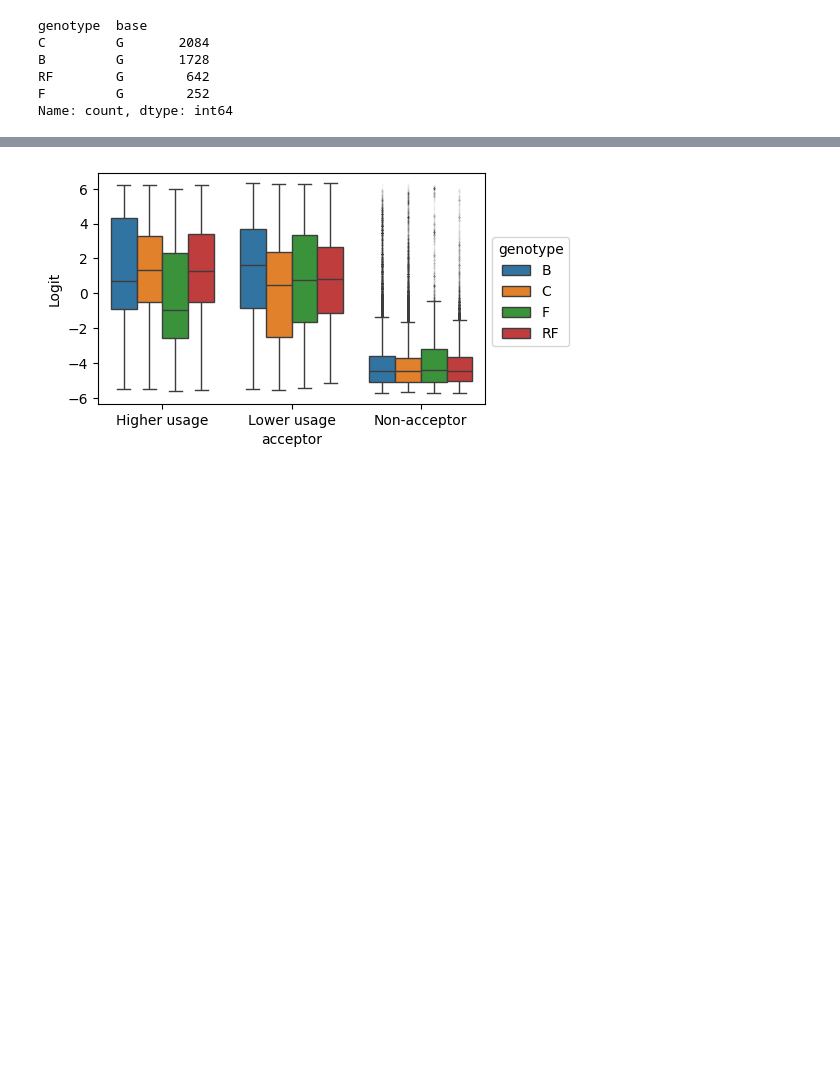
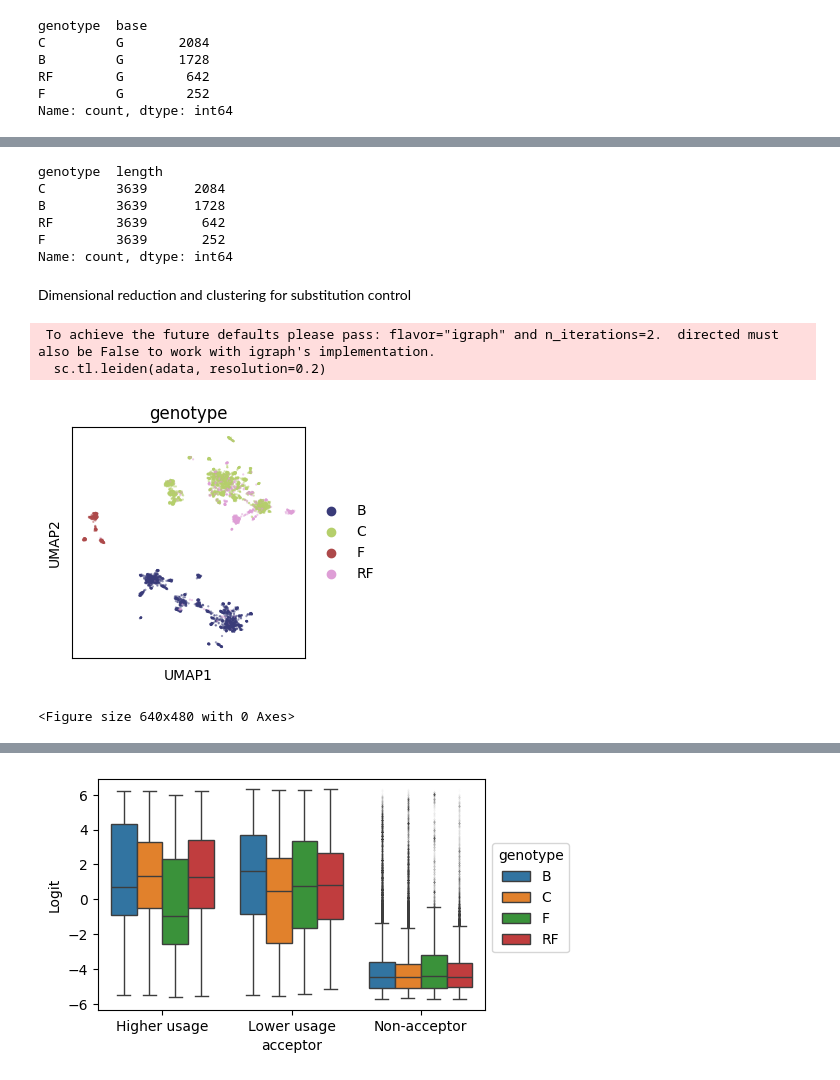
Before and after one commit to lcscs12345/HBV_splicing_paper_2025, a Jupyter notebook: jupyter_notebooks/03b-splicebert_prediction-acceptor.ipynb, the cells around one changed output, grey strips where cells are left out. Saved outputs shown, nothing was run; the diff lists cells and outputs as text; code cells hidden in the pictures; blank space fills up the shorter version.

```diff
--- a/jupyter_notebooks/03b-splicebert_prediction-acceptor.ipynb
+++ b/jupyter_notebooks/03b-splicebert_prediction-acceptor.ipynb
@@ -113,7 +113,7 @@ Process sliding window output
 # %%
 pred_acceptor = []
 
-for i in glob("/home/limch05p/lim_group/cslim/hbv/doc/SRA/pgrna/*.AG.pkl.gz"):
+for i in glob("../data/processed_files/pgrna/splicebert_hbvdb_[0-9]*.AG.pkl.gz"):
     pred = pd.read_pickle(i)
     pred_acceptor.append(pred)
 
@@ -223,0 +286,63 @@ a["group"] = a["group"].fillna("Non-acceptor")
+# %%
+pred_acceptor = []
+
+for i in glob("../data/processed_files/pgrna/splicebert_hbvdb_control_*.AG.pkl.gz"):
+    pred = pd.read_pickle(i)
+    pred_acceptor.append(pred)
+
+pred_acceptor = pd.concat(pred_acceptor)
+
+fa = fasta_to_dataframe("../ref/hbvdb/pgrna/pgrna.fa")
+fa["genotype"] = fa.tid.str.split().str[1].str.replace(".fa","")
+fa["tid"] = ">" + fa.tid.str.split().str[0]
+
+pred_acceptor = pd.merge(pred_acceptor, fa[["tid","genotype"]])
+pred_acceptor["length"] = pred_acceptor.seq.apply(len)
+pred_acceptor['seq'] = pred_acceptor.seq.apply(lambda x: list(x[200:-199]))
+pred_acceptor.value_counts(["genotype","length"])
+# %% [output]
+genotype  length
+C         3639      2084
+B         3639      1728
+RF        3639       642
+F         3639       252
+Name: count, dtype: int64
+# %%
+pred_acceptor = pred_acceptor[(pred_acceptor["length"]==3639)].copy()
+pred_acceptor["splicebert_cls"]= pred_acceptor["splicebert_cls"].apply(lambda x: pd.DataFrame(x))
+apreds = pd.concat(pred_acceptor["splicebert_cls"].tolist())
+apreds[0] = apreds[0].apply(lambda x: x-200)
+apreds.columns = ["position","logit","prob"]
+apreds.reset_index(drop=True, inplace=True)
+apreds["id"] = pred_acceptor["tid"].repeat(3240).reset_index().tid
+apreds = pd.merge(apreds, pred_acceptor[["tid","genotype"]].rename(columns={"tid":"id"}))
+apreds["base"] = list(np.concatenate(pred_acceptor["seq"].tolist()))
+# %%
+aset = apreds[apreds.genotype.str.contains("B|C|RF|F")].copy()
+aset = aset[~aset.genotype.str.contains("RFC")].copy()
+asl = aset.groupby(["id","genotype"]).logit.apply(list).reset_index()
+# %% [markdown]
+Dimensional reduction and clustering for substitution control
+# %%
+import scanpy as sc
+
+adata = sc.AnnData(np.array(asl.logit.tolist()))
+adata.obs["id"] = asl["id"].tolist()
+adata.obs["genotype"] = asl["genotype"].tolist()
+
+sc.pp.pca(adata, n_comps=128, random_state=0)
+sc.pp.neighbors(adata, use_rep='X_pca', n_neighbors=50)
+sc.tl.umap(adata, random_state=0)
+sc.tl.leiden(adata, resolution=0.2)
+# %% [output]
+ To achieve the future defaults please pass: flavor="igraph" and n_iterations=2.  directed must also be False to work with igraph's implementation.
+  sc.tl.leiden(adata, resolution=0.2)
+# %%
+fig, ax = plt.subplots(figsize=(3, 3))
+
+sc.pl.umap(adata, ax=ax, color="genotype", size=10, palette="tab20b", alpha=0.5)
+
+plt.tight_layout()
+# %% [output]
+[figure, added]
+<Figure size 640x480 with 0 Axes>
```
Also changed, not shown: parts of 15 cells of this notebook, 9 other files.
